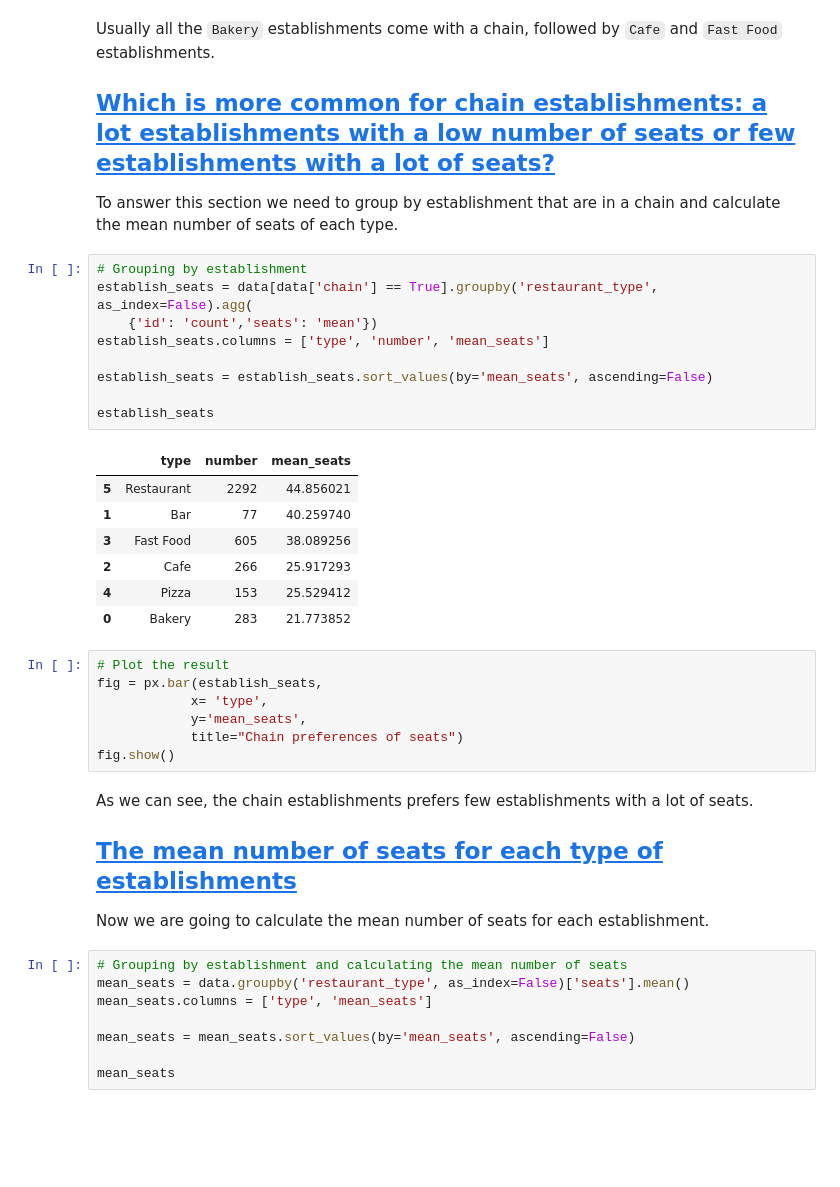
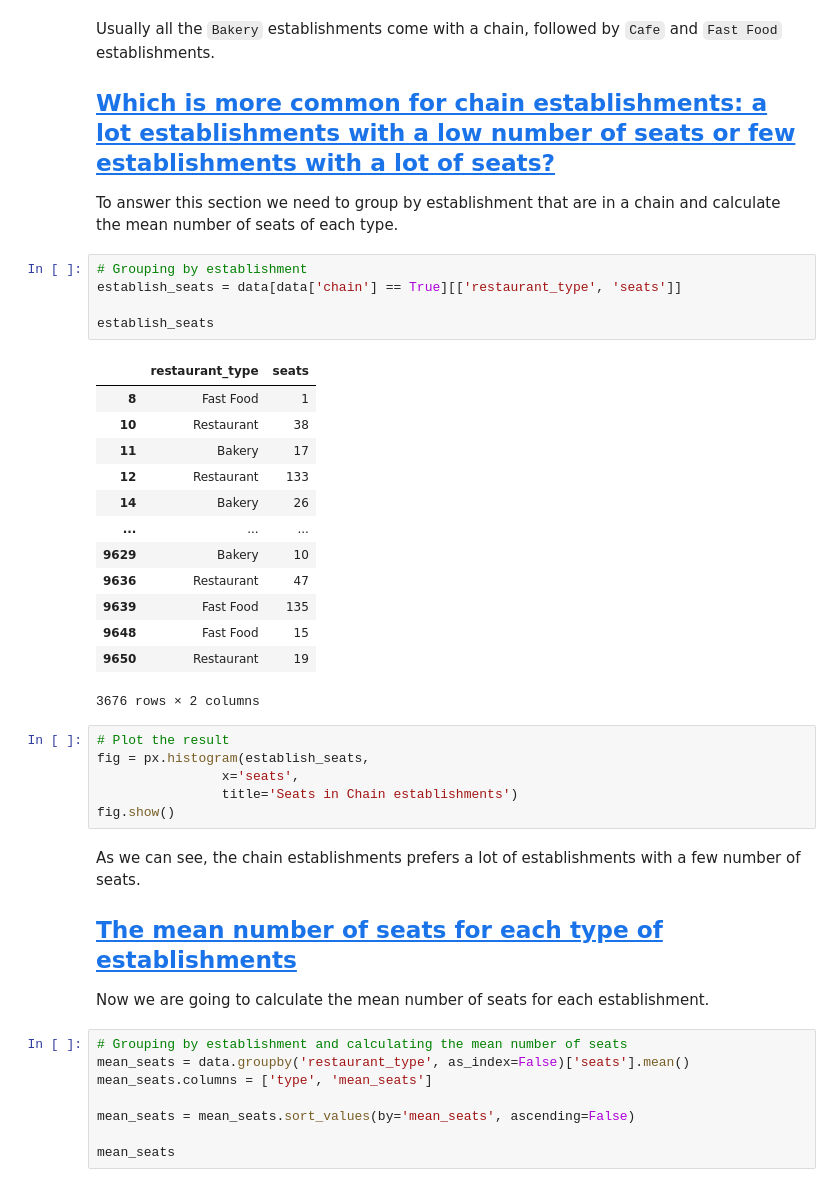
Before and after one commit to PPJQ/Establishments-Analysis, a Jupyter notebook: Sprint10.ipynb, the cells around one changed output. Saved outputs shown, nothing was run; the diff lists cells and outputs as text; blank space fills up the shorter version.

```diff
--- a/Sprint10.ipynb
+++ b/Sprint10.ipynb
@@ -328,30 +328,31 @@ Usually all the `Bakery` establishments come with a chain, followed by `Cafe` an
 To answer this section we need to group by establishment that are in a chain and calculate the mean number of seats of each type.
 # %%
 # Grouping by establishment
-establish_seats = data[data['chain'] == True].groupby('restaurant_type', as_index=False).agg(
-    {'id': 'count','seats': 'mean'})
-establish_seats.columns = ['type', 'number', 'mean_seats']
-
-establish_seats = establish_seats.sort_values(by='mean_seats', ascending=False)
+establish_seats = data[data['chain'] == True][['restaurant_type', 'seats']]
 
 establish_seats
 # %% [output]
-|  | type | number | mean_seats |
-| 5 | Restaurant | 2292 | 44.856021 |
-| 1 | Bar | 77 | 40.259740 |
-| 3 | Fast Food | 605 | 38.089256 |
-| 2 | Cafe | 266 | 25.917293 |
-| 4 | Pizza | 153 | 25.529412 |
-| 0 | Bakery | 283 | 21.773852 |
+|  | restaurant_type | seats |
+| 8 | Fast Food | 1 |
+| 10 | Restaurant | 38 |
+| 11 | Bakery | 17 |
+| 12 | Restaurant | 133 |
+| 14 | Bakery | 26 |
+| ... | ... | ... |
+| 9629 | Bakery | 10 |
+| 9636 | Restaurant | 47 |
+| 9639 | Fast Food | 135 |
+| 9648 | Fast Food | 15 |
+| 9650 | Restaurant | 19 |
+3676 rows × 2 columns
 # %%
 # Plot the result
-fig = px.bar(establish_seats,
-            x= 'type',
-            y='mean_seats',
-            title="Chain preferences of seats")
+fig = px.histogram(establish_seats,
+                x='seats',
+                title='Seats in Chain establishments')
 fig.show()
 # %% [markdown]
-As we can see, the chain establishments prefers few establishments with a lot of seats.
+As we can see, the chain establishments prefers a lot of establishments with a few number of seats.
 
 ## <a id='toc6_5_'></a>[The mean number of seats for each type of establishments](#toc0_)
 
```
Also changed, not shown: parts of 10 cells of this notebook, 1 other file.
